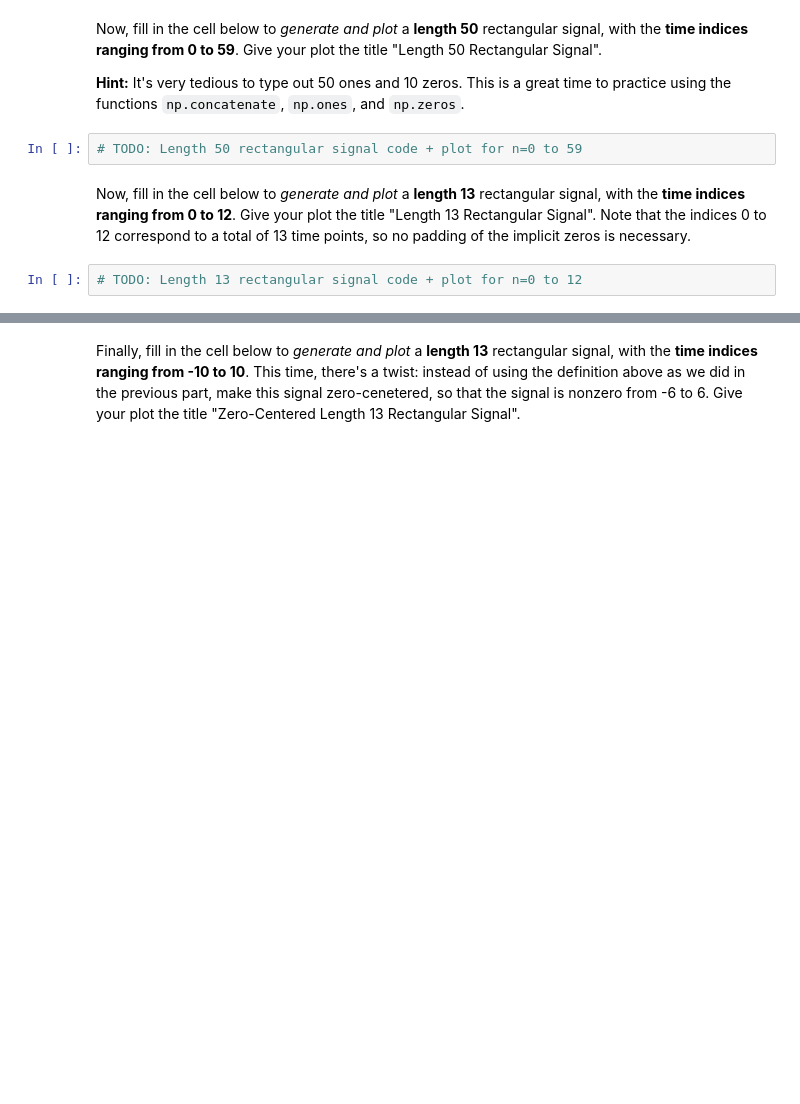
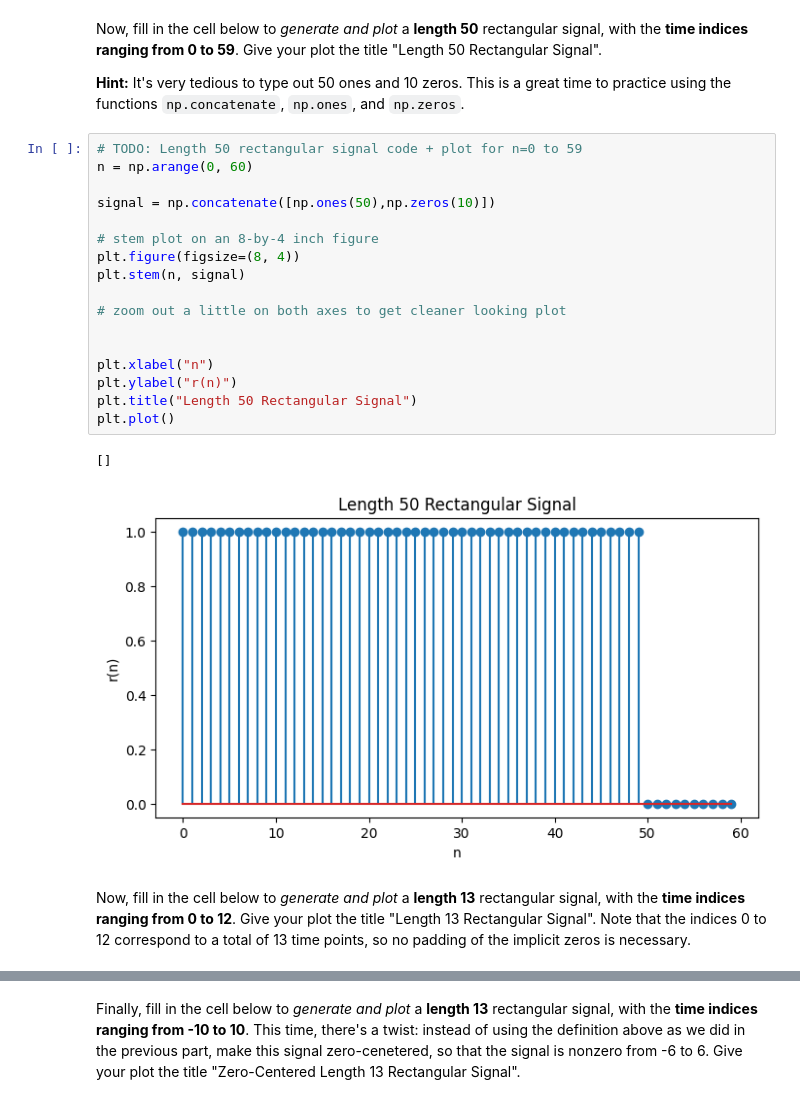
Before and after one commit to pencilCool/dsp_homework, a Jupyter notebook: lab1/lab1.ipynb, the cells around one changed output, grey strips where cells are left out. Saved outputs shown, nothing was run; the diff lists cells and outputs as text; blank space fills up the shorter version.

```diff
--- a/lab1/lab1.ipynb
+++ b/lab1/lab1.ipynb
@@ -457,9 +595,25 @@ As in the plot above, label x and y axes with `plt.xlabel` and `plt.ylabel` (usi
 Now, fill in the cell below to *generate and plot* a **length 50** rectangular signal, with the **time indices ranging from 0 to 59**. Give your plot the title "Length 50 Rectangular Signal".
 
 **Hint:** It's very tedious to type out 50 ones and 10 zeros. This is a great time to practice using the functions `np.concatenate`, `np.ones`, and `np.zeros`.
-# %%
-# TODO: Length 50 rectangular signal code + plot for n=0 to 59
+# %%
+# TODO: Length 50 rectangular signal code + plot for n=0 to 59
+n = np.arange(0, 60)
+
+signal = np.concatenate([np.ones(50),np.zeros(10)])
+
+# stem plot on an 8-by-4 inch figure
+plt.figure(figsize=(8, 4))
+plt.stem(n, signal)
+
+# zoom out a little on both axes to get cleaner looking plot
+
+
+plt.xlabel("n")
+plt.ylabel("r(n)")
+plt.title("Length 50 Rectangular Signal")
+plt.plot()
+# %% [output]
+[]
+[figure, added]
 # %% [markdown]
 Now, fill in the cell below to *generate and plot* a **length 13** rectangular signal, with the **time indices ranging from 0 to 12**. Give your plot the title "Length 13 Rectangular Signal". Note that the indices 0 to 12 correspond to a total of 13 time points, so no padding of the implicit zeros is necessary.
-# %%
-# TODO: Length 13 rectangular signal code + plot for n=0 to 12
```
Also changed, not shown: parts of 50 cells of this notebook, 1 other file.
